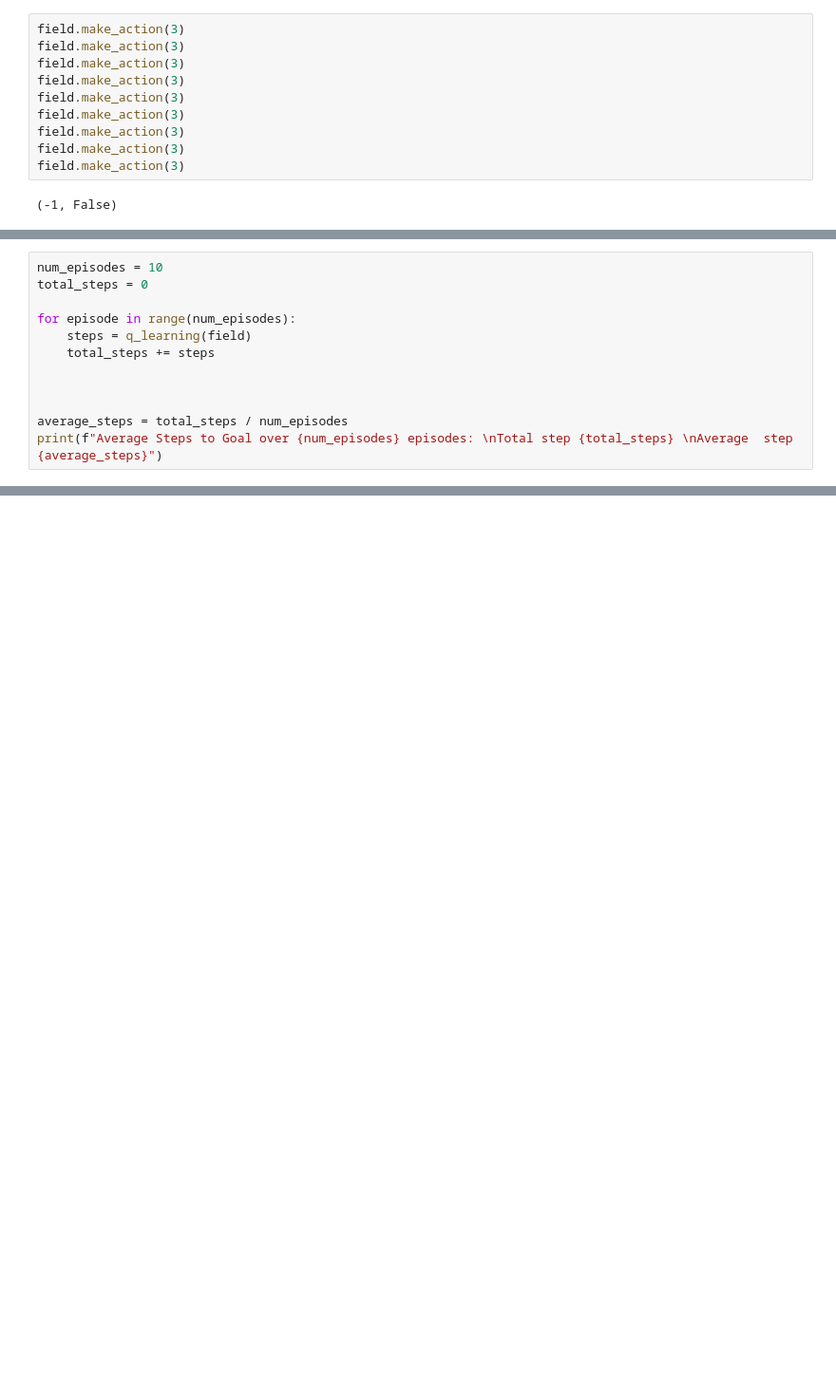
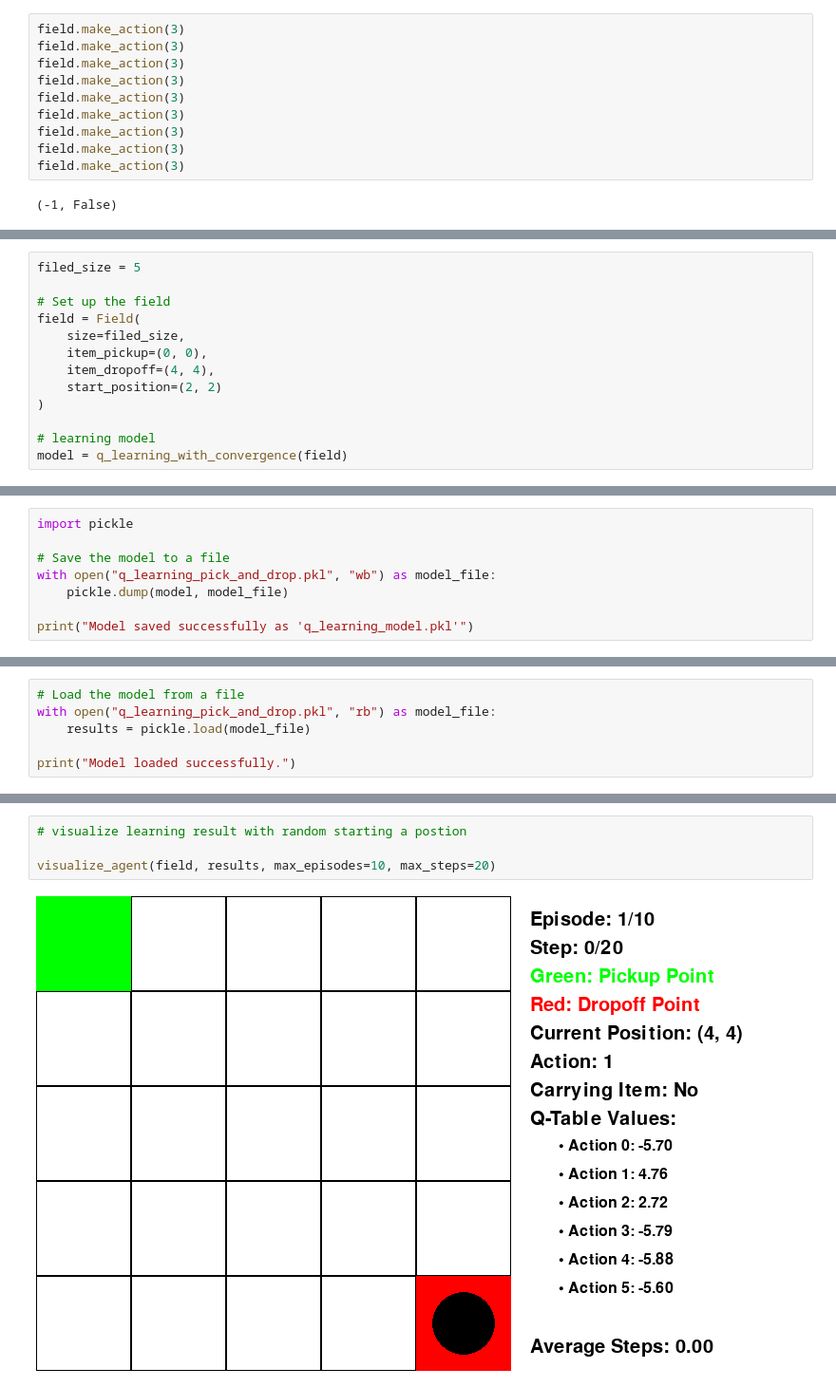
Before and after one commit to sencesco/Machine-Learning, a Jupyter notebook: Pick and Drop Game_RL.ipynb, the cells around one changed output, grey strips where cells are left out. Shown at 95% size. Saved outputs shown, nothing was run; the diff lists cells and outputs as text; blank space fills up the shorter version.

Commit message:
feat: update Pick and Drop Game_RL.ipynb to visualize agent autoplay

```diff
--- a/Pick and Drop Game_RL.ipynb
+++ b/Pick and Drop Game_RL.ipynb
@@ -248,12 +186,0 @@ When compared to random solution the Q-Learning with mae number of episode that
-# %%
-num_episodes = 10
-total_steps = 0
-
-for episode in range(num_episodes):
-    steps = q_learning(field)
-    total_steps += steps
-
-
-
-average_steps = total_steps / num_episodes
-print(f"Average Steps to Goal over {num_episodes} episodes: \nTotal step {total_steps} \nAverage  step {average_steps}")
@@ -263,0 +453,13 @@ Average  step 812.7
+# %%
+filed_size = 5
+
+# Set up the field
+field = Field(
+    size=filed_size,
+    item_pickup=(0, 0),
+    item_dropoff=(4, 4),
+    start_position=(2, 2)
+)
+
+# learning model
+model = q_learning_with_convergence(field)
@@ -263,0 +474,8 @@ Average  step 812.7
+# %%
+import pickle
+
+# Save the model to a file
+with open("q_learning_pick_and_drop.pkl", "wb") as model_file:
+    pickle.dump(model, model_file)
+
+print("Model saved successfully as 'q_learning_model.pkl'")
@@ -263,0 +488,6 @@ Average  step 812.7
+# %%
+# Load the model from a file
+with open("q_learning_pick_and_drop.pkl", "rb") as model_file:
+    results = pickle.load(model_file)
+
+print("Model loaded successfully.")
@@ -263,0 +752,6 @@ Average  step 812.7
+# %%
+# visualize learning result with random starting a postion
+
+visualize_agent(field, results, max_episodes=10, max_steps=20)
+# %% [output]
+[figure, added]
```
Also changed, not shown: parts of 66 cells of this notebook.
